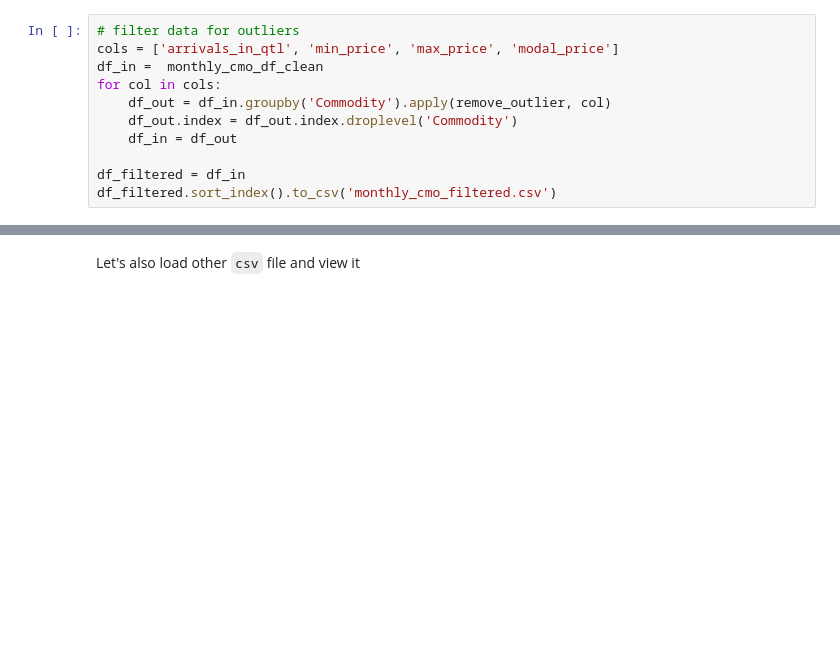
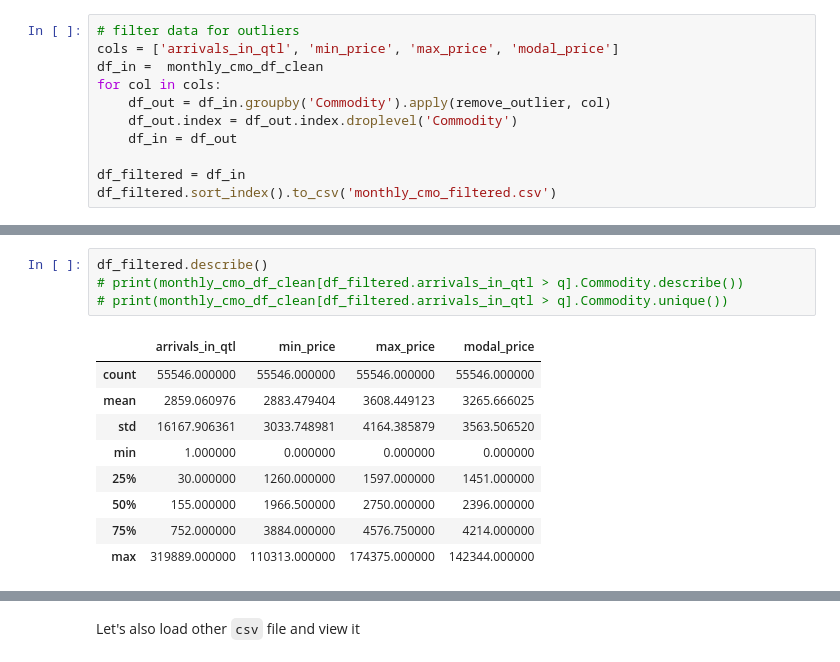
Before and after one commit to shashank2806/Agriculture-Commodities-Prices-Seasons, a Jupyter notebook: agriculture-commodities-prices-seasons.ipynb, the cells around one changed output, grey strips where cells are left out. Saved outputs shown, nothing was run; the diff lists cells and outputs as text; blank space fills up the shorter version.

```diff
--- a/agriculture-commodities-prices-seasons.ipynb
+++ b/agriculture-commodities-prices-seasons.ipynb
@@ -328,0 +338,14 @@ df_filtered.sort_index().to_csv('monthly_cmo_filtered.csv')
+# %%
+df_filtered.describe()
+# print(monthly_cmo_df_clean[df_filtered.arrivals_in_qtl > q].Commodity.describe())
+# print(monthly_cmo_df_clean[df_filtered.arrivals_in_qtl > q].Commodity.unique())
+# %% [output]
+|  | arrivals_in_qtl | min_price | max_price | modal_price |
+| count | 55546.000000 | 55546.000000 | 55546.000000 | 55546.000000 |
+| mean | 2859.060976 | 2883.479404 | 3608.449123 | 3265.666025 |
+| std | 16167.906361 | 3033.748981 | 4164.385879 | 3563.506520 |
+| min | 1.000000 | 0.000000 | 0.000000 | 0.000000 |
+| 25% | 30.000000 | 1260.000000 | 1597.000000 | 1451.000000 |
+| 50% | 155.000000 | 1966.500000 | 2750.000000 | 2396.000000 |
+| 75% | 752.000000 | 3884.000000 | 4576.750000 | 4214.000000 |
+| max | 319889.000000 | 110313.000000 | 174375.000000 | 142344.000000 |
```
Also changed, not shown: parts of 12 cells of this notebook, 1 other file.
